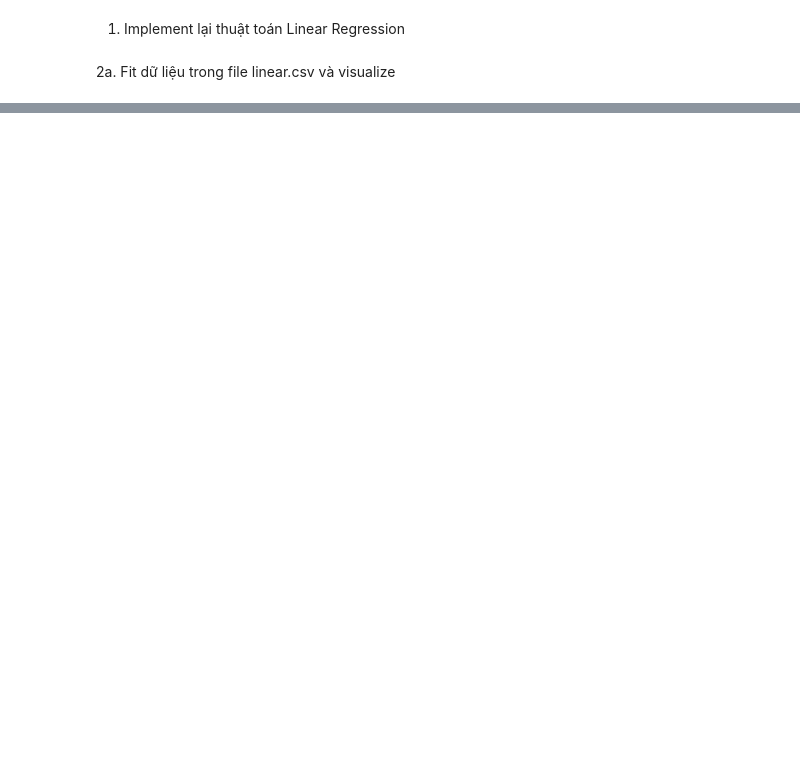
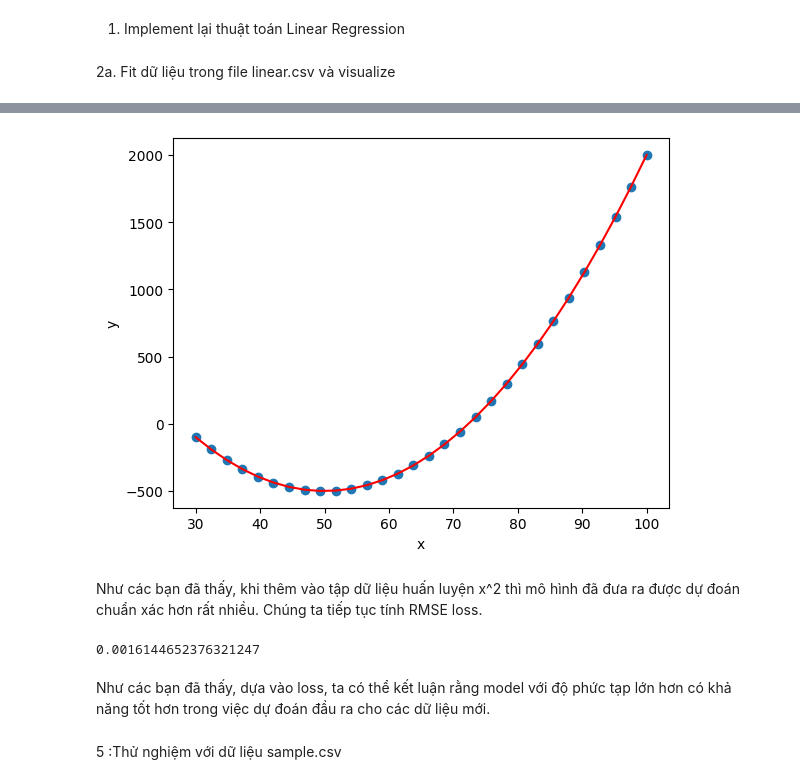
Before and after one commit to GiaHuy0704/Machine-Learning, a Jupyter notebook: Lab1/problem1-5.ipynb, the cells around one changed output, grey strips where cells are left out. Saved outputs shown, nothing was run; the diff lists cells and outputs as text; code cells hidden in the pictures; blank space fills up the shorter version.

```diff
--- a/Lab1/problem1-5.ipynb
+++ b/Lab1/problem1-5.ipynb
@@ -58,0 +132,35 @@ NameError: name 'x' is not defined
+# %%
+data = pd.read_csv('nonLinear.csv').values
+x = data[:, 0].reshape(-1, 1)
+# Thêm vào dữ liệu huấn luyện x^2 để tăng độ phức tạp của dữ liệu
+new_x = np.hstack((x.copy(), x**2))
+
+y = data[:, 1].reshape(-1, 1)
+N = data.shape[0]
+# %%
+reg = LinearRegression(new_x, y, N)
+reg.fit()
+predict = reg.predict()
+# %%
+plt.plot(x, predict, 'r')
+plt.scatter(x, y)
+plt.xlabel('x')
+plt.ylabel('y')
+plt.show()
+# %% [output]
+[figure, added]
+# %% [markdown]
+Như các bạn đã thấy, khi thêm vào tập dữ liệu huấn luyện x^2 thì mô hình đã đưa ra được dự đoán chuẩn xác hơn rất nhiều. Chúng ta tiếp tục tính RMSE loss.
+# %%
+error = predict - y.reshape(1,-1)[0]
+# using this vectorize calculation will be much faster than using loop\
+squared_error = np.power(error, 2)
+mean_squared_error = np.sum(squared_error)/len(y)
+root_mean_squared_error = np.sqrt(mean_squared_error)
+root_mean_squared_error
+# %% [output]
+0.0016144652376321247
+# %% [markdown]
+Như các bạn đã thấy, dựa vào loss, ta có thể kết luận rằng model với độ phức tạp lớn hơn có khả năng tốt hơn trong việc dự đoán đầu ra cho các dữ liệu mới.
+# %% [markdown]
+5 :Thử nghiệm với dữ liệu sample.csv
```
Also changed, not shown: parts of 37 cells of this notebook.
